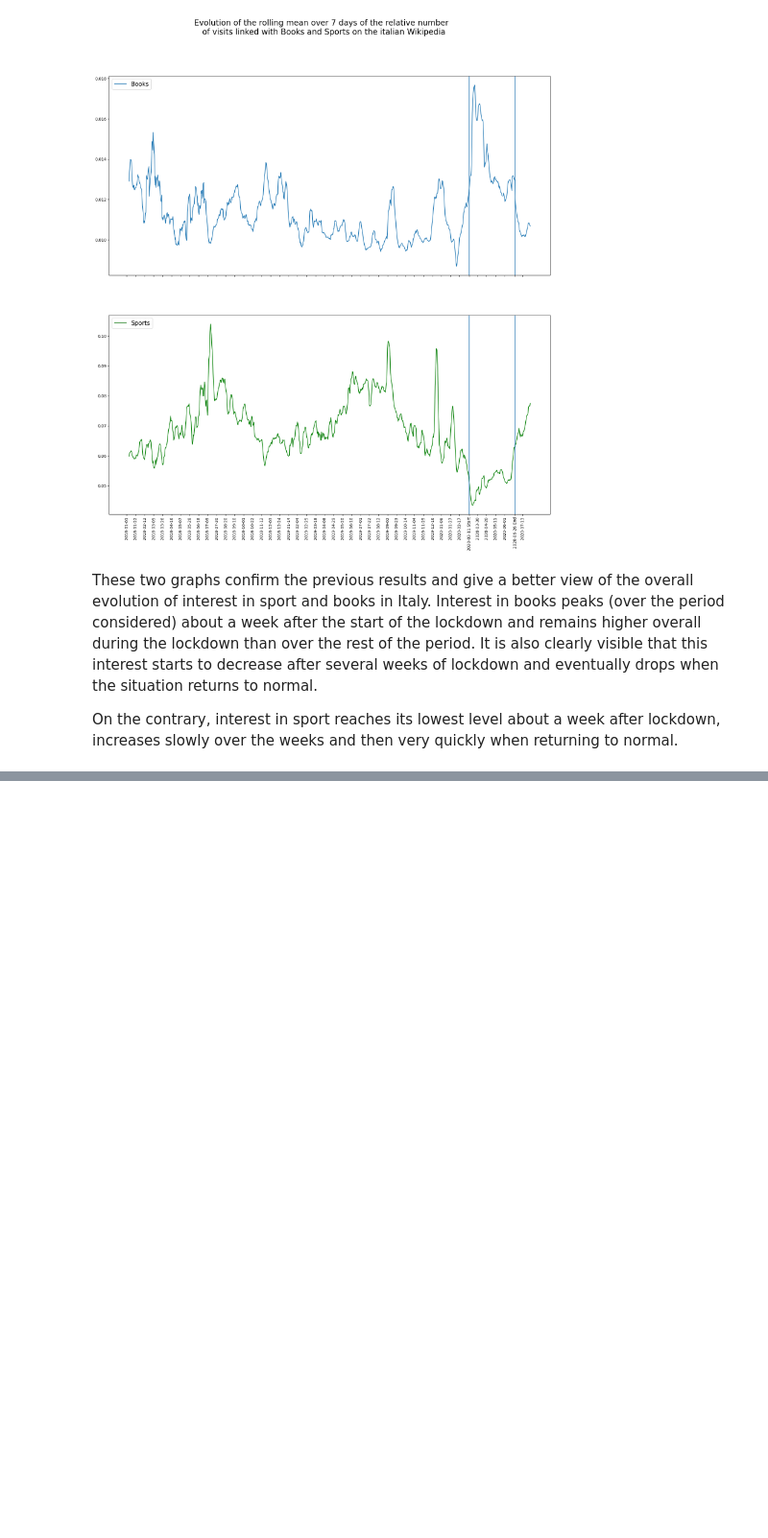
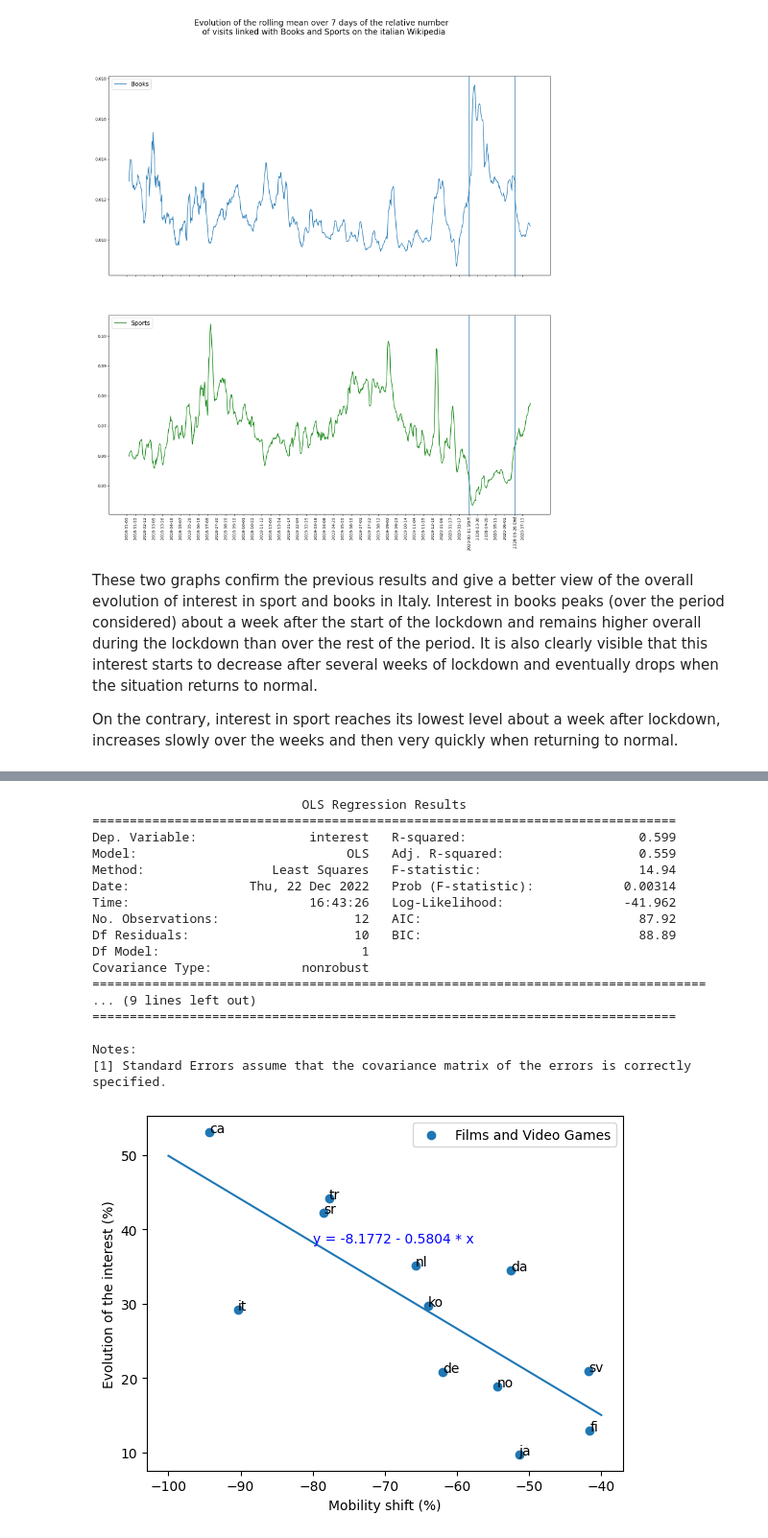
Before and after one commit to epfl-ada/ada-2022-project-datamineurs, a Jupyter notebook: ADA_coronawiki_project.ipynb, the cells around one changed output, grey strips where cells are left out. Shown at 96% size. Drawn from its saved outputs; the diff is of its cells as text; code cells hidden in the pictures; blank space fills up the shorter version.

```diff
--- a/ADA_coronawiki_project.ipynb
+++ b/ADA_coronawiki_project.ipynb
@@ -552,0 +683,45 @@ plt.show()
+# %%
+# Now we can do a linear regression to approximate the effect of the mobility shift in the interest in films and video games
+
+import statsmodels.formula.api as smf
+d = {'mobility_shift': X, 'interest': Y}
+df_reglin = pd.DataFrame(data = d)
+
+np.random.seed(2)
+
+mod = smf.ols(formula='interest ~ mobility_shift', data=df_reglin)
+
+res = mod.fit()
+
+print(res.summary())
+
+plt.scatter(X, Y, label = 'Films and Video Games')
+plt.plot(np.linspace(-100,-40,3), [-8.1772 - 0.5804 * k for k in np.linspace(-100,-40,3)])
+plt.text(-80, -8.1772 - 0.5804 * (-80), 'y = -8.1772 - 0.5804 * x', color = 'blue')
+plt.xlabel('Mobility shift (%)')
+plt.ylabel('Evolution of the interest (%)')
+
+for i, txt in enumerate(df_p4['country']):
+    plt.annotate(txt, (X[i], Y[i]))
+
+plt.legend()
+plt.show()
+# %% [output]
+                            OLS Regression Results
+==============================================================================
+Dep. Variable:               interest   R-squared:                       0.599
+Model:                            OLS   Adj. R-squared:                  0.559
+Method:                 Least Squares   F-statistic:                     14.94
+Date:                Thu, 22 Dec 2022   Prob (F-statistic):            0.00314
+Time:                        16:43:26   Log-Likelihood:                -41.962
+No. Observations:                  12   AIC:                             87.92
+Df Residuals:                      10   BIC:                             88.89
+Df Model:                           1
+Covariance Type:            nonrobust
+==================================================================================
+... (9 lines left out)
+==============================================================================
+
+Notes:
+[1] Standard Errors assume that the covariance matrix of the errors is correctly specified.
+[figure, added]
```
Also changed, not shown: parts of 5 cells of this notebook.
